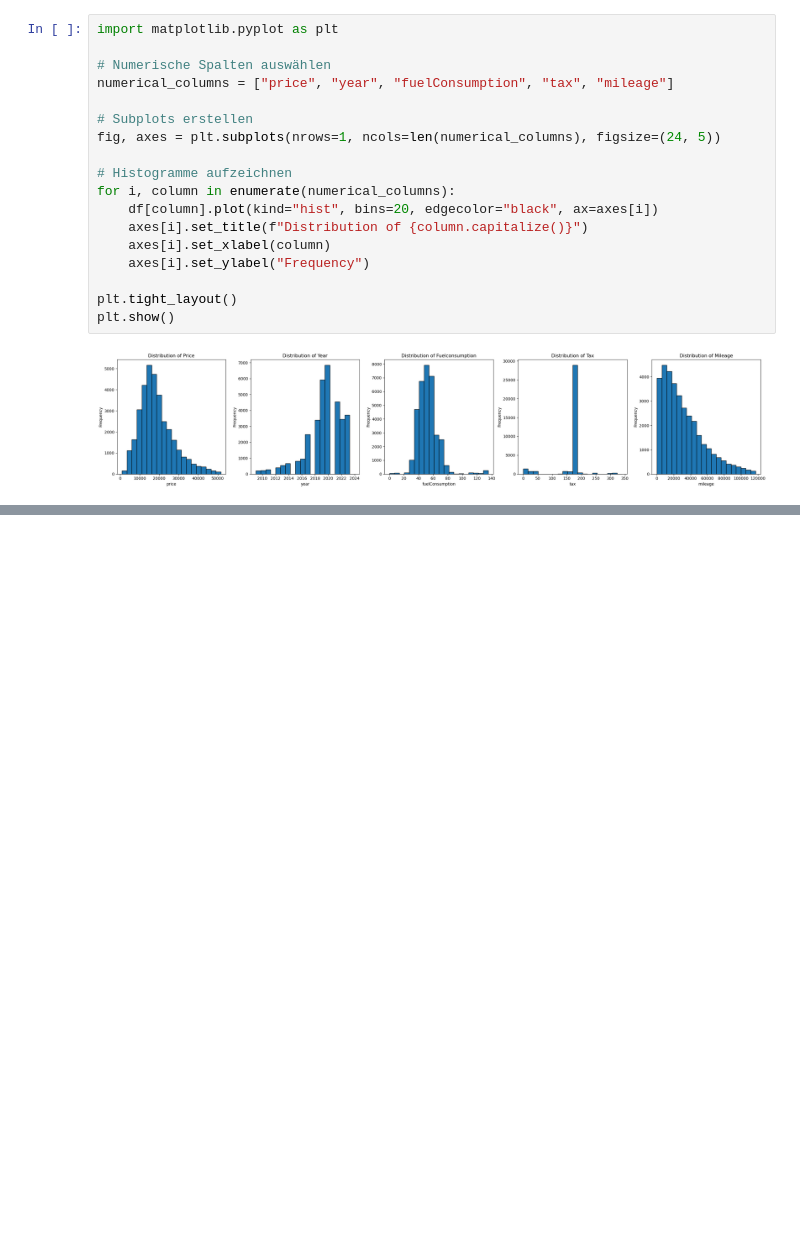
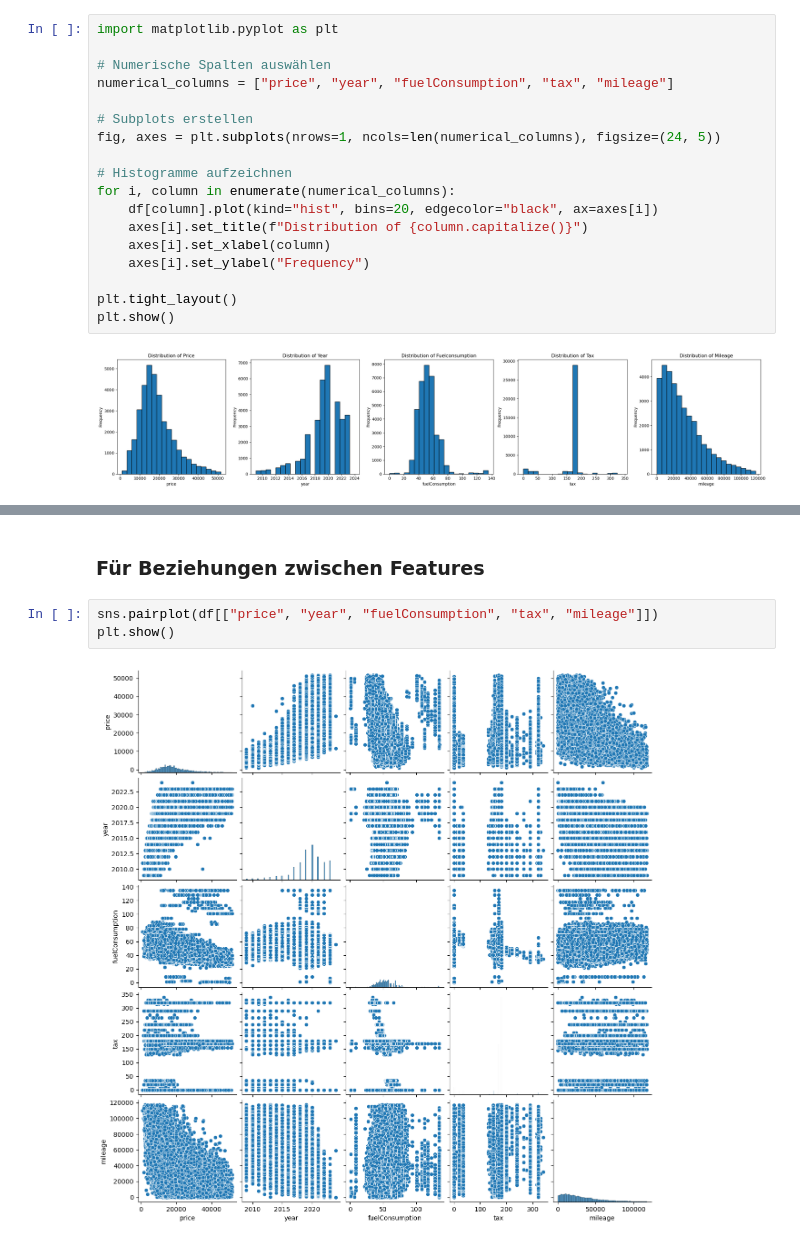
Before and after one commit to aykansandal/MDAProjekt, a Jupyter notebook: scrape.ipynb, the cells around one changed output, grey strips where cells are left out. Drawn from its saved outputs; the diff is of its cells as text; blank space fills up the shorter version.

```diff
--- a/scrape.ipynb
+++ b/scrape.ipynb
@@ -393,0 +467,7 @@ plt.show()
+# %% [markdown]
+### Für Beziehungen zwischen Features
+# %%
+sns.pairplot(df[["price", "year", "fuelConsumption", "tax", "mileage"]])
+plt.show()
+# %% [output]
+[figure, added]
```
Also changed, not shown: parts of 12 cells of this notebook.
